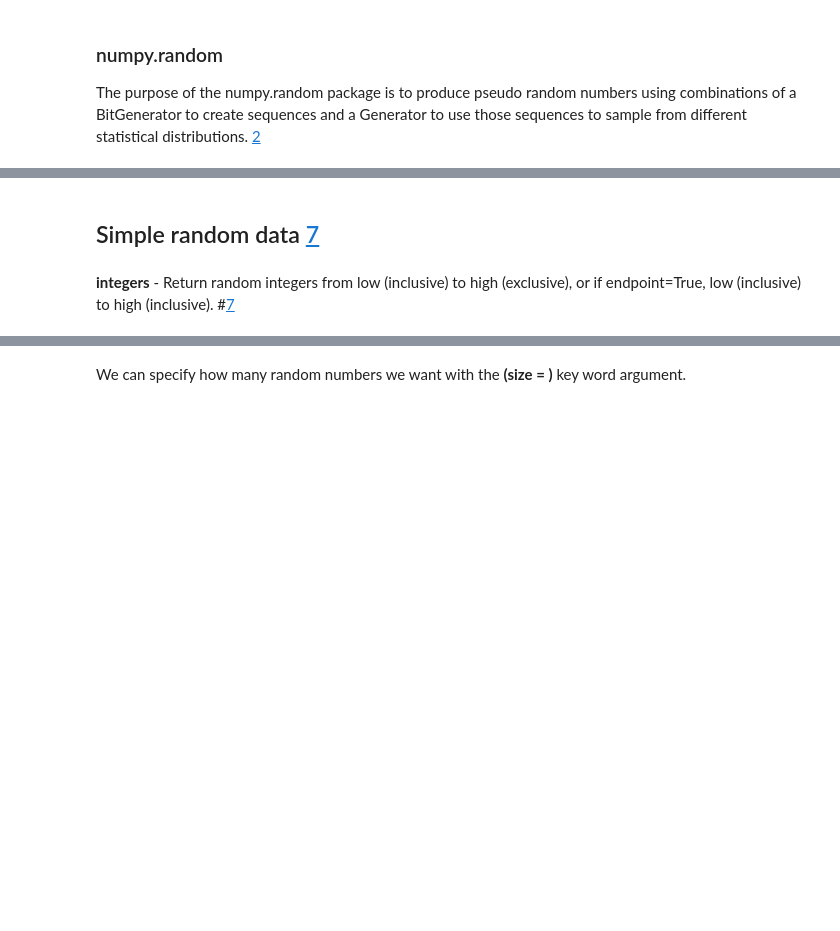
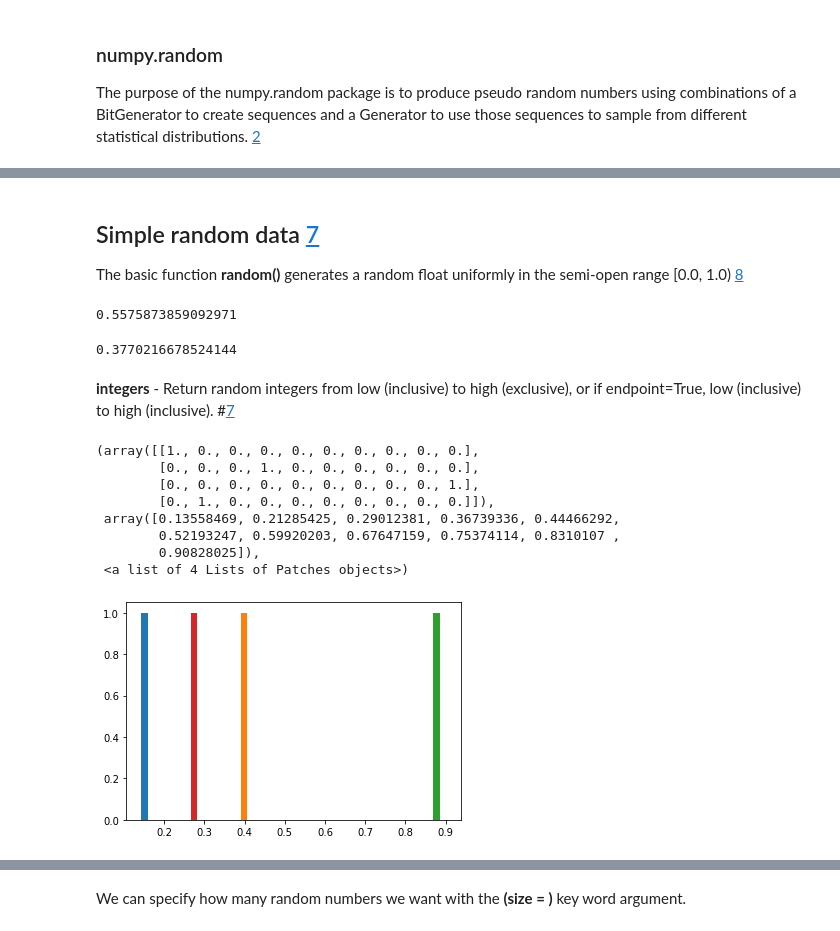
Before and after one commit to AineNicD/numpy-random, a Jupyter notebook: numpy-random.ipynb, the cells around one changed output, grey strips where cells are left out. Saved outputs shown, nothing was run; the diff lists cells and outputs as text; code cells hidden in the pictures; blank space fills up the shorter version.

Commit message:
added about permutations and a distribution, added images, a lot more work needs to be done, each section is so far a rough draft, keeping track of references

```diff
--- a/numpy-random.ipynb
+++ b/numpy-random.ipynb
@@ -72,9 +80,34 @@ np.random.random()
 # %% [markdown]
 ## Simple random data [7](https://numpy.org/doc/stable/reference/random/generator.html)
+
+The basic function <b>random()</b> generates a random float uniformly in the semi-open range [0.0, 1.0) [8](https://docs.python.org/3/library/random.html)
+# %%
+#generate random number
+np.random.random()
+# %% [output]
+0.5575873859092971
+# %%
+#running again to show a different random number
+np.random.random()
+# %% [output]
+0.3770216678524144
 # %% [markdown]
 
 
 <b>integers</b> - Return random integers from low (inclusive) to high (exclusive), or if endpoint=True, low (inclusive) to high (inclusive). #[7](https://numpy.org/doc/stable/reference/random/generator.html)
+# %%
+x = np.random.rand(1,4)
+plt.hist(x)
+# %% [output]
+(array([[1., 0., 0., 0., 0., 0., 0., 0., 0., 0.],
+        [0., 0., 0., 1., 0., 0., 0., 0., 0., 0.],
+        [0., 0., 0., 0., 0., 0., 0., 0., 0., 1.],
+        [0., 1., 0., 0., 0., 0., 0., 0., 0., 0.]]),
+ array([0.13558469, 0.21285425, 0.29012381, 0.36739336, 0.44466292,
+        0.52193247, 0.59920203, 0.67647159, 0.75374114, 0.8310107 ,
+        0.90828025]),
+ <a list of 4 Lists of Patches objects>)
+[figure, added]
 # %%
 rng = np.random.default_rng()
 rng.integers(5, size=(1, 4))
```
Also changed, not shown: parts of 28 cells of this notebook, 2 other files.
